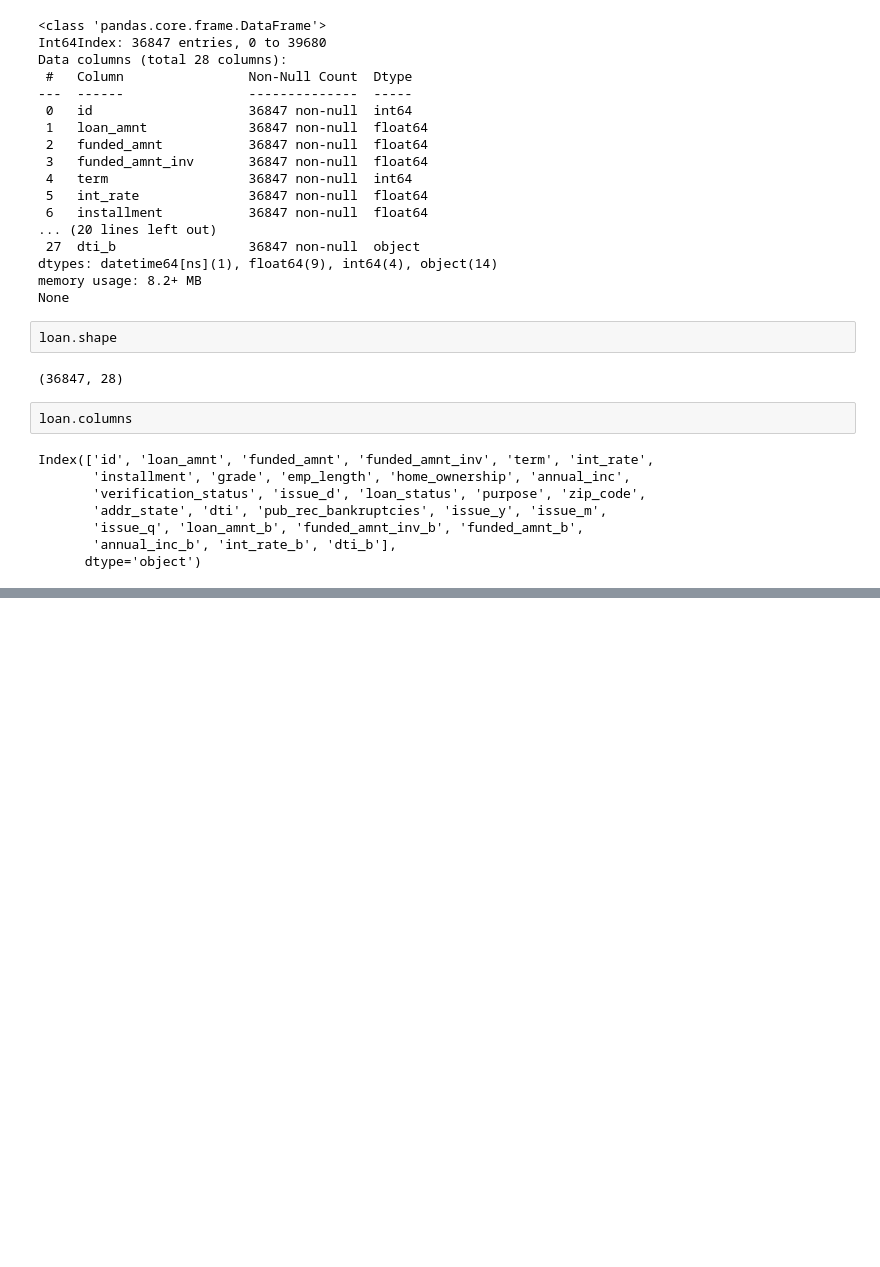
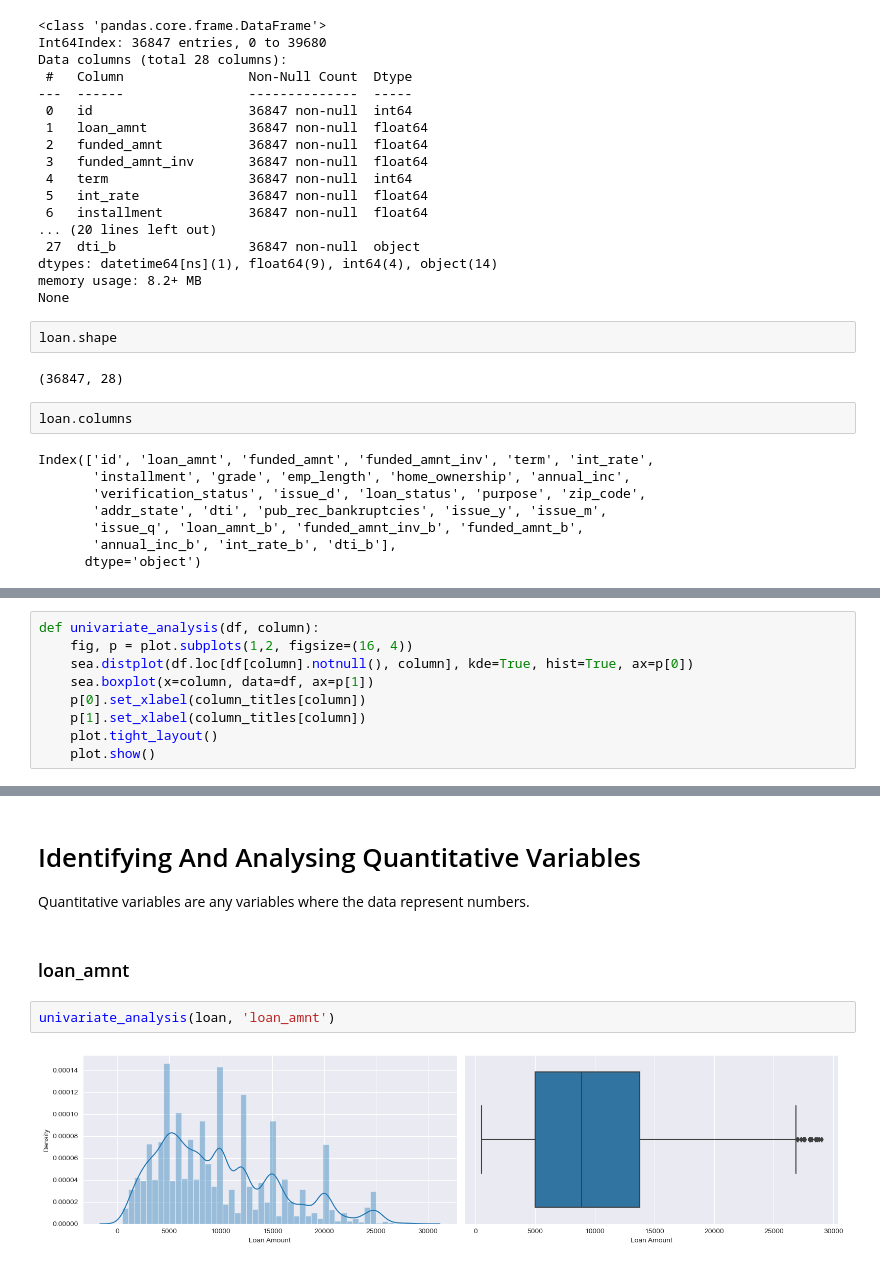
Before and after one commit to manikUpgrad/lending-club, a Jupyter notebook: manik_bajaj.ipynb, the cells around one changed output, grey strips where cells are left out. Cells and saved outputs as stored; diff of their text form; blank space fills up the shorter version.

```diff
--- a/manik_bajaj.ipynb
+++ b/manik_bajaj.ipynb
@@ -608,0 +681,9 @@ dict[dict['Status'] == "Retained"]
+# %%
+def univariate_analysis(df, column):
+    fig, p = plot.subplots(1,2, figsize=(16, 4))
+    sea.distplot(df.loc[df[column].notnull(), column], kde=True, hist=True, ax=p[0])
+    sea.boxplot(x=column, data=df, ax=p[1])
+    p[0].set_xlabel(column_titles[column])
+    p[1].set_xlabel(column_titles[column])
+    plot.tight_layout()
+    plot.show()
@@ -608,0 +786,9 @@ dict[dict['Status'] == "Retained"]
+# %% [markdown]
+# Identifying And Analysing Quantitative Variables
+Quantitative variables are any variables where the data represent numbers.
+# %% [markdown]
+### loan_amnt
+# %%
+univariate_analysis(loan, 'loan_amnt')
+# %% [output]
+[figure, added]
```
Also changed, not shown: parts of 20 cells of this notebook.
